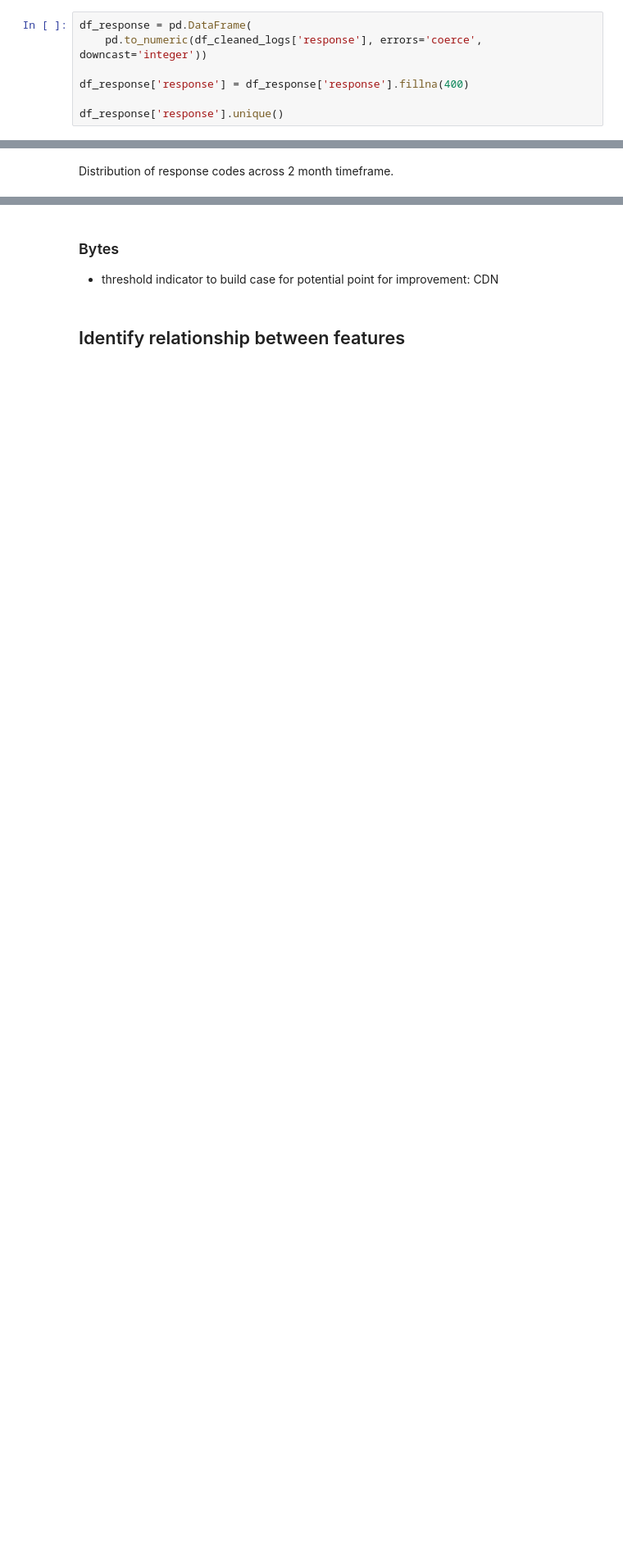
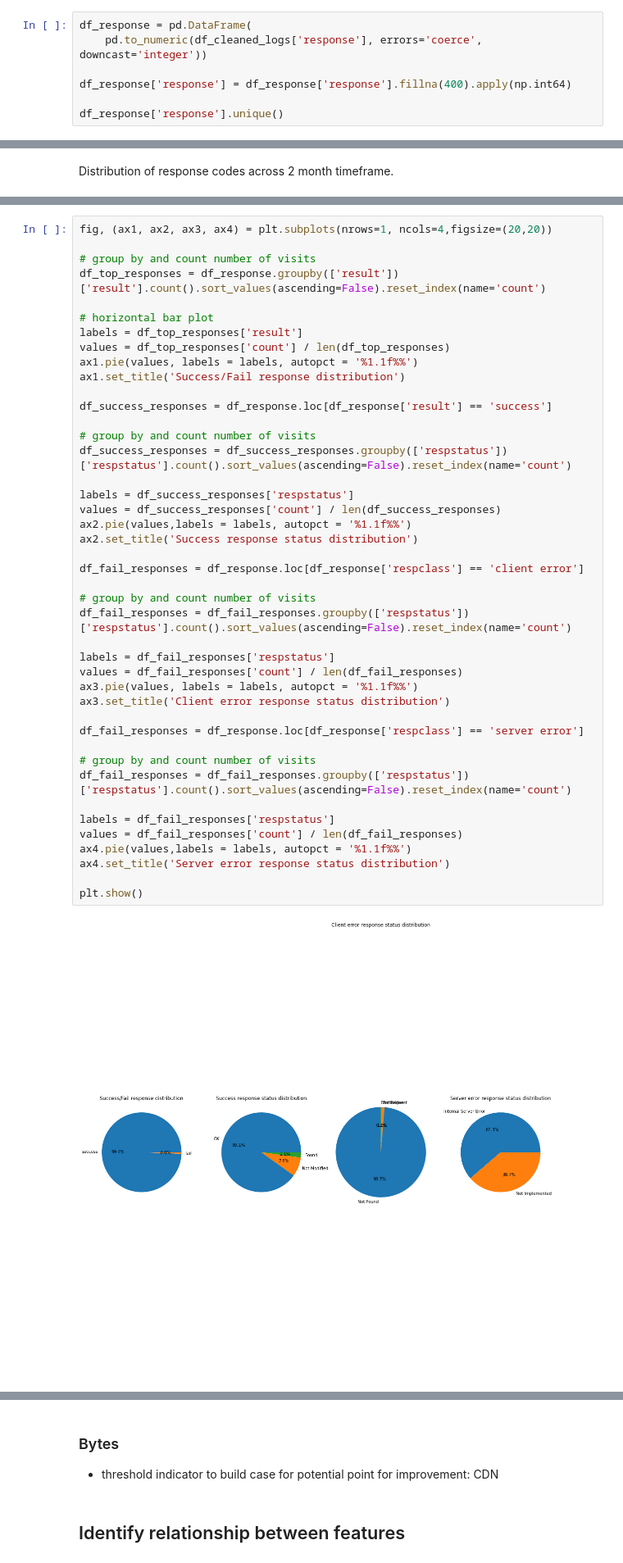
Before and after one commit to emtabiraobarias/nasa-website-1995-analysis, a Jupyter notebook: eda/nasa_website_analysis.ipynb, the cells around one changed output, grey strips where cells are left out. Shown: that part at 82% size. Drawn from its saved outputs; the diff is of its cells as text; blank space fills up the shorter version.

```diff
--- a/eda/nasa_website_analysis.ipynb
+++ b/eda/nasa_website_analysis.ipynb
@@ -521,7 +527,7 @@ df_request
 df_response = pd.DataFrame(
     pd.to_numeric(df_cleaned_logs['response'], errors='coerce', downcast='integer'))
 
-df_response['response'] = df_response['response'].fillna(400)
+df_response['response'] = df_response['response'].fillna(400).apply(np.int64)
 
 df_response['response'].unique()
 # %% [output]
@@ -588,3 +587,48 @@ for i in ax.patches:
+# %%
+fig, (ax1, ax2, ax3, ax4) = plt.subplots(nrows=1, ncols=4,figsize=(20,20))
+
+# group by and count number of visits
+df_top_responses = df_response.groupby(['result'])['result'].count().sort_values(ascending=False).reset_index(name='count')
+
+# horizontal bar plot
+labels = df_top_responses['result']
+values = df_top_responses['count'] / len(df_top_responses)
+ax1.pie(values, labels = labels, autopct = '%1.1f%%')
+ax1.set_title('Success/Fail response distribution')
+
+df_success_responses = df_response.loc[df_response['result'] == 'success']
+
+# group by and count number of visits
+df_success_responses = df_success_responses.groupby(['respstatus'])['respstatus'].count().sort_values(ascending=False).reset_index(name='count')
+
+labels = df_success_responses['respstatus']
+values = df_success_responses['count'] / len(df_success_responses)
+ax2.pie(values,labels = labels, autopct = '%1.1f%%')
+ax2.set_title('Success response status distribution')
+
+df_fail_responses = df_response.loc[df_response['respclass'] == 'client error']
+
+# group by and count number of visits
+df_fail_responses = df_fail_responses.groupby(['respstatus'])['respstatus'].count().sort_values(ascending=False).reset_index(name='count')
+
+labels = df_fail_responses['respstatus']
+values = df_fail_responses['count'] / len(df_fail_responses)
+ax3.pie(values, labels = labels, autopct = '%1.1f%%')
+ax3.set_title('Client error response status distribution')
+
+df_fail_responses = df_response.loc[df_response['respclass'] == 'server error']
+
+# group by and count number of visits
+df_fail_responses = df_fail_responses.groupby(['respstatus'])['respstatus'].count().sort_values(ascending=False).reset_index(name='count')
+
+labels = df_fail_responses['respstatus']
+values = df_fail_responses['count'] / len(df_fail_responses)
+ax4.pie(values,labels = labels, autopct = '%1.1f%%')
+ax4.set_title('Server error response status distribution')
+
+plt.show()
+# %% [output]
+[figure, added]
 # %%
 # Dataframe resulting from response analysis
 df_response
```
Also changed, not shown: parts of 12 cells of this notebook.
